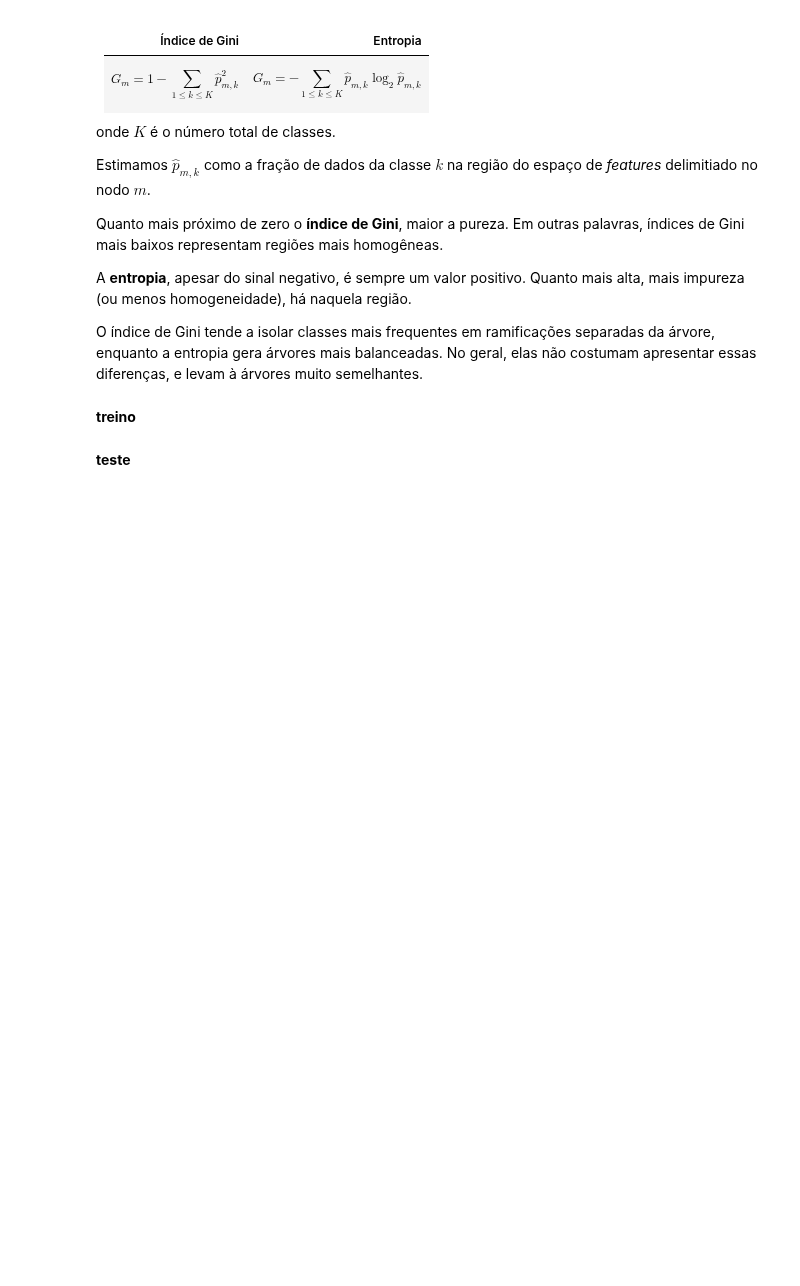
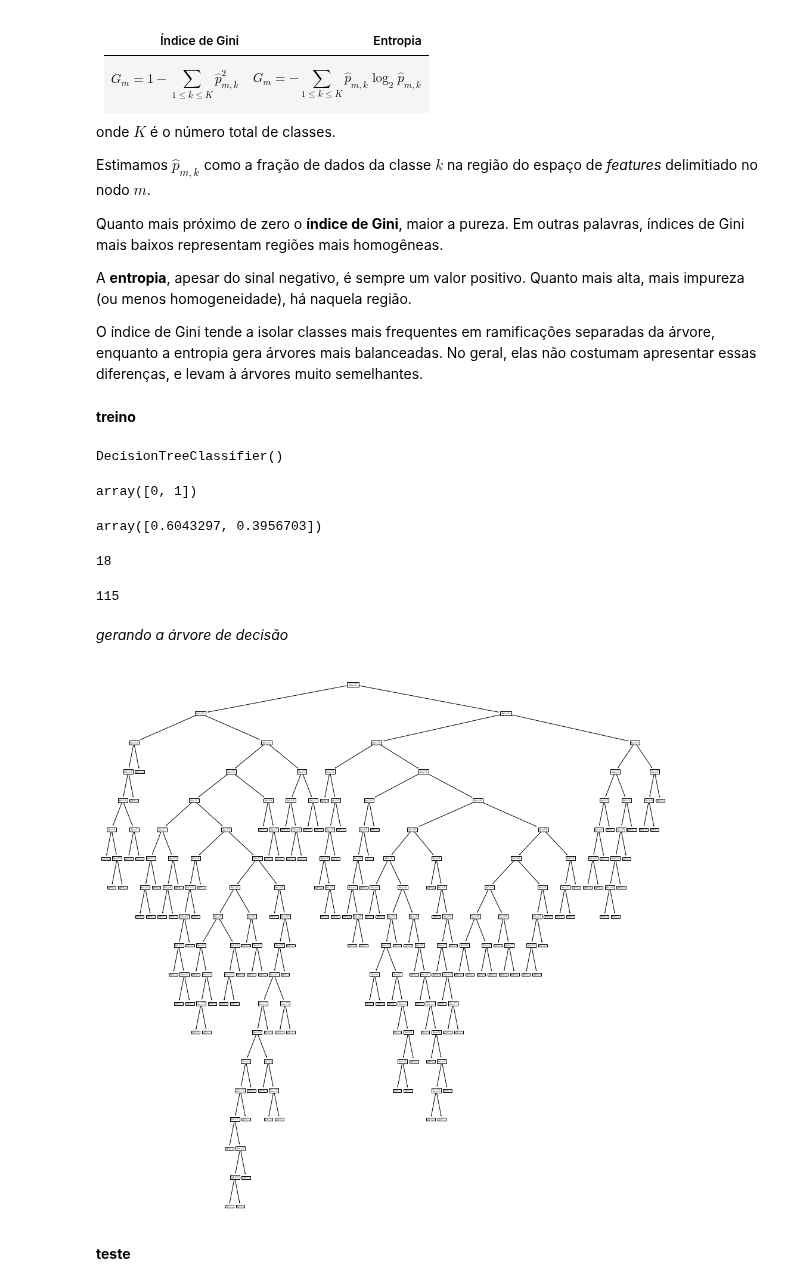
Before and after one commit to mikaelcordeiro/semanas, a Jupyter notebook: semana9/semana_9.ipynb, the cells around one changed output. Drawn from its saved outputs; the diff is of its cells as text; code cells hidden in the pictures; blank space fills up the shorter version.

Commit message:
termina modelos de classificação: NB, Log Reg, kNN, Dec Tree, Bagging, Rand Forest

```diff
--- a/semana9/semana_9.ipynb
+++ b/semana9/semana_9.ipynb
@@ -741,4 +751,34 @@ O índice de Gini tende a isolar classes mais frequentes em ramificações separ
+# %%
+arv_dec = DecisionTreeClassifier(criterion='gini', max_depth=None)
 # %% [markdown]
 **treino**
+# %%
+arv_dec.fit(x_treino, y_treino)
+# %% [output]
+DecisionTreeClassifier()
+# %%
+arv_dec.classes_
+# %% [output]
+array([0, 1])
+# %%
+arv_dec.feature_importances_
+# %% [output]
+array([0.6043297, 0.3956703])
+# %%
+arv_dec.get_depth()
+# %% [output]
+18
+# %%
+arv_dec.get_n_leaves()
+# %% [output]
+115
+# %% [markdown]
+*gerando a árvore de decisão*
+# %%
+plt.figure(figsize=(17, 17))
+plot_tree(arv_dec)
+plt.show()
+# %% [output]
+[figure, added]
 # %% [markdown]
 **teste**
```
Also changed, not shown: parts of 91 cells of this notebook.
